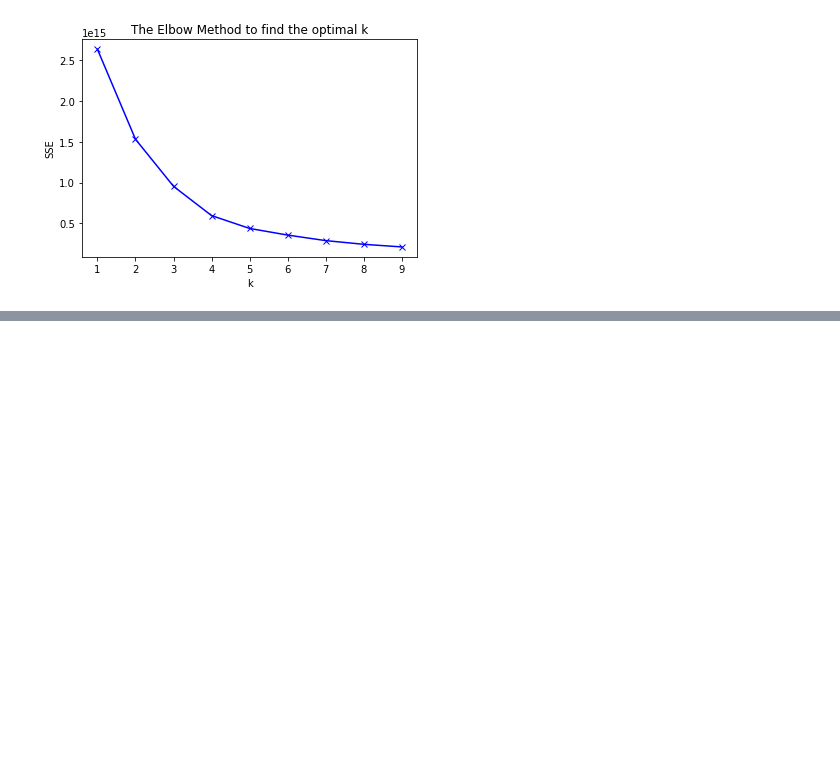
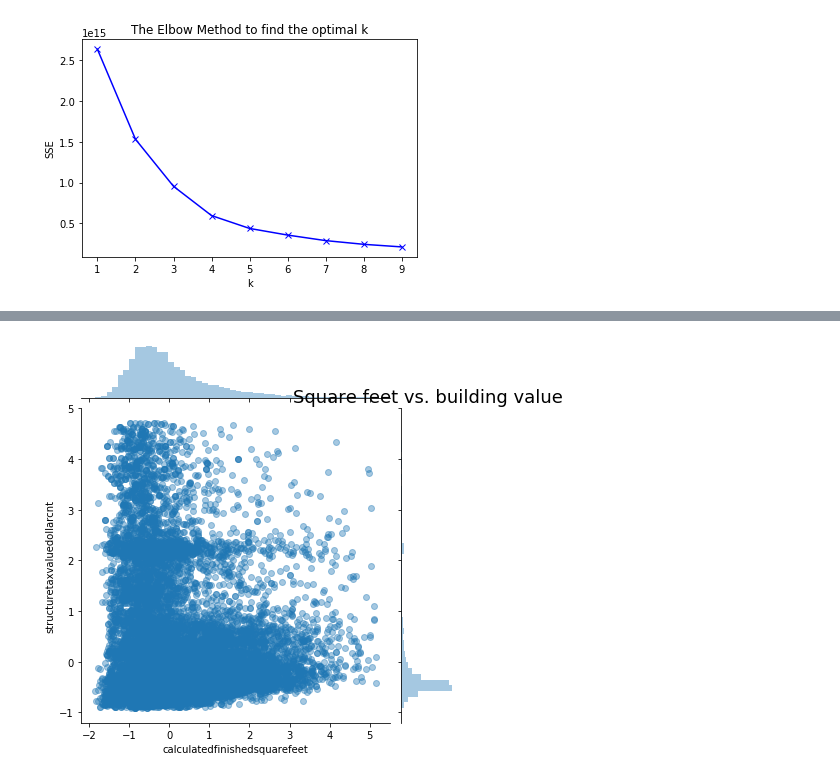
Before and after one commit to Osdorn-Typewriter-Repair/osdorn_project, a Jupyter notebook: osdorn_project_sean.ipynb, the cells around one changed output, grey strips where cells are left out. Cells and saved outputs as stored; diff of their text form; code cells hidden in the pictures; blank space fills up the shorter version.

```diff
--- a/osdorn_project_sean.ipynb
+++ b/osdorn_project_sean.ipynb
@@ -585,0 +590,6 @@ plt.show()
+# %%
+sns.jointplot(data=train, x='calculatedfinishedsquarefeet', y='structuretaxvaluedollarcnt', alpha = .4)
+plt.title('Square feet vs. building value', fontsize = 18)
+plt.show()
+# %% [output]
+[figure, added]
```
Also changed, not shown: parts of 46 cells of this notebook.
